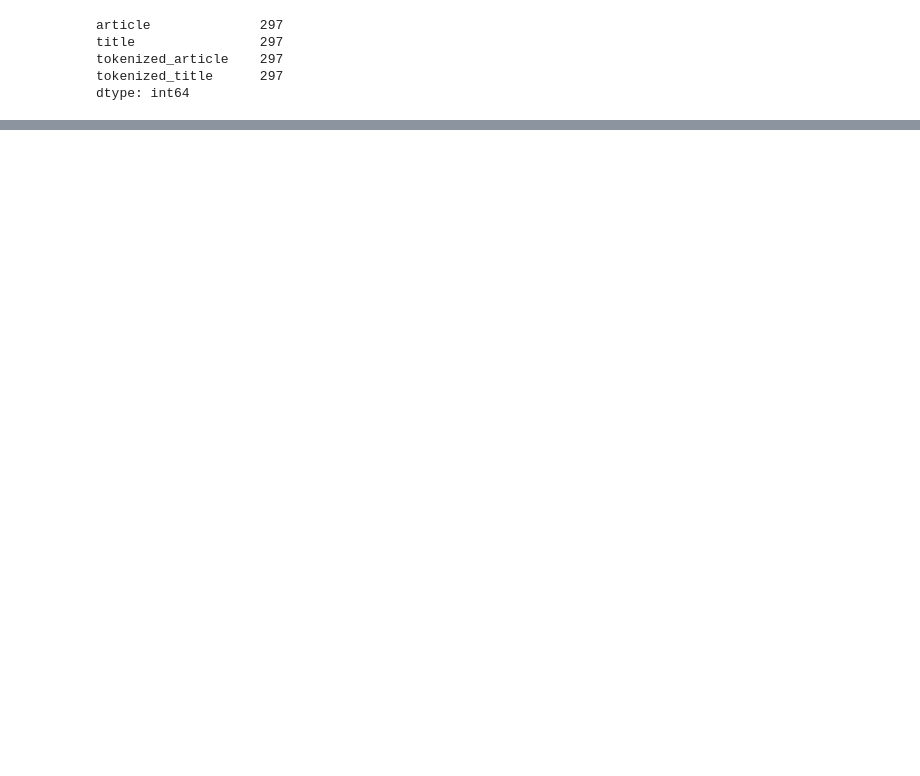
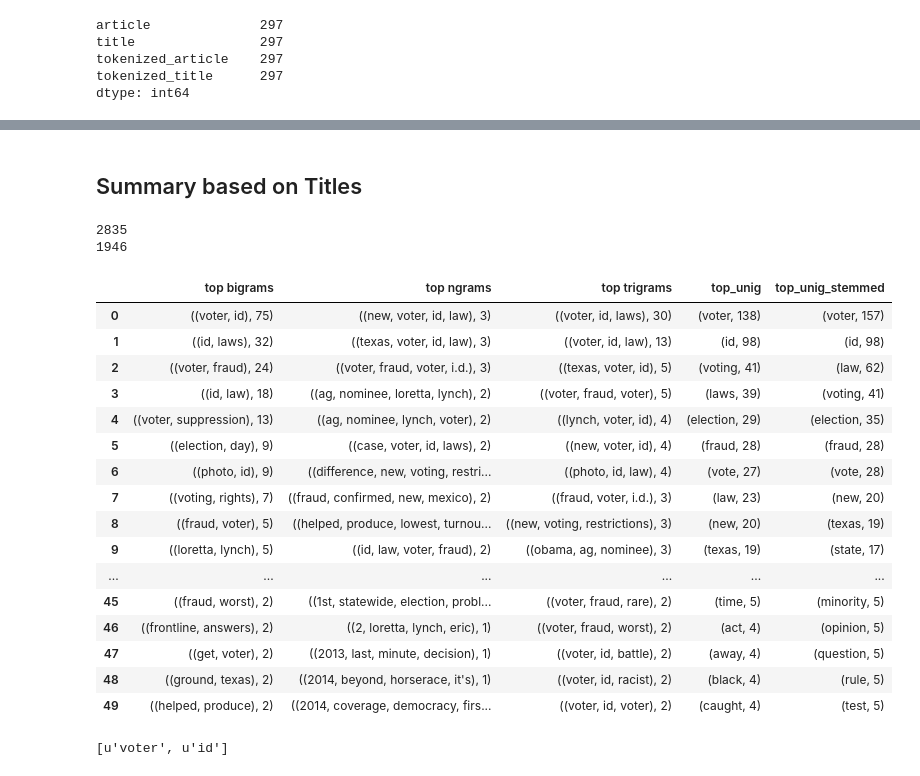
Before and after one commit to Anand-/nlp2014_final, a Jupyter notebook: Twitter Summarization.ipynb, the cells around one changed output, grey strips where cells are left out. Drawn from its saved outputs; the diff is of its cells as text; code cells hidden in the pictures; blank space fills up the shorter version.

Commit message:
integrted with titles

```diff
--- a/Twitter Summarization.ipynb
+++ b/Twitter Summarization.ipynb
@@ -86,6 +92,7 @@ def tokenizeDictionaryContentToDf(tuples):
     df = DataFrame(data)
     df['tokenized_article'] = df['article'].map(nltk.word_tokenize)
     df['tokenized_title'] = df['title'].map(nltk.word_tokenize)
+    df['tokenized_title2'] = df['title'].map(RegTokenizeWords)
     return df
 # %%
 articles_df = tokenizeTitlesContentToDf(tuples)
@@ -121,0 +134,4 @@ dtype: int64
+# %%
+allwords = []
+for art in articles_df['tokenized_article']:
+    allwords.extend([word.encode('ascii', errors='backslashreplace') for word in art])
@@ -121,0 +193,31 @@ dtype: int64
+# %% [markdown]
+## Summary based on Titles
+# %%
+def CreateNgramsOnTitle(articles_df):
+    title_words = []
+    for art in articles_df['tokenized_title2']:
+        title_words.extend([word.replace(u"\u2018", "'").replace(u"\u2019", "'").replace(u"\u201c",'"').replace(u"\u201d", '"') for word in  art])
+    print len(title_words)
+
+    title_words_noStop_noPunct = [word.lower() for word in title_words if word.lower() not in stopwords.words('english') and word not in string.punctuation]
+    print len(title_words_noStop_noPunct)
+
+    freqD = nltk.FreqDist((title_words_noStop_noPunct))
+    top_unigs = freqD.items()
+
+    tw_noSP_stemmed = [wnlemmatizer.lemmatize(word.lower()) for word in title_words_noStop_noPunct]
+    freqD2 = nltk.FreqDist((tw_noSP_stemmed))
+    top_unigs_stemmed = freqD2.items()
+
+    freqD3 = nltk.FreqDist(nltk.bigrams(title_words_noStop_noPunct))
+    top_bigrams = freqD3.items()
+
+    freqD4 = nltk.FreqDist(nltk.trigrams(title_words_noStop_noPunct))
+    top_trigrams = freqD4.items()
+
+    freqD5 = nltk.FreqDist(nltk.ngrams(title_words_noStop_noPunct,4))
+    top_ngrams = freqD5.items()
+
+    title_df = DataFrame({"top_unig_stemmed":top_unigs_stemmed[:50], "top_unig":top_unigs[:50], "top bigrams":top_bigrams[:50], "top trigrams":top_trigrams[:50], "top ngrams":top_ngrams[:50]})
+
+    return title_df
@@ -121,0 +226,23 @@ dtype: int64
+# %%
+title_df = CreateNgramsOnTitle(articles_df)
+title_df
+# %% [output]
+2835
+1946
+|  | top bigrams | top ngrams | top trigrams | top_unig | top_unig_stemmed |
+| 0 | ((voter, id), 75) | ((new, voter, id, law), 3) | ((voter, id, laws), 30) | (voter, 138) | (voter, 157) |
+| 1 | ((id, laws), 32) | ((texas, voter, id, law), 3) | ((voter, id, law), 13) | (id, 98) | (id, 98) |
+| 2 | ((voter, fraud), 24) | ((voter, fraud, voter, i.d.), 3) | ((texas, voter, id), 5) | (voting, 41) | (law, 62) |
+| 3 | ((id, law), 18) | ((ag, nominee, loretta, lynch), 2) | ((voter, fraud, voter), 5) | (laws, 39) | (voting, 41) |
+| 4 | ((voter, suppression), 13) | ((ag, nominee, lynch, voter), 2) | ((lynch, voter, id), 4) | (election, 29) | (election, 35) |
+| 5 | ((election, day), 9) | ((case, voter, id, laws), 2) | ((new, voter, id), 4) | (fraud, 28) | (fraud, 28) |
+| 6 | ((photo, id), 9) | ((difference, new, voting, restri... | ((photo, id, law), 4) | (vote, 27) | (vote, 28) |
+| 7 | ((voting, rights), 7) | ((fraud, confirmed, new, mexico), 2) | ((fraud, voter, i.d.), 3) | (law, 23) | (new, 20) |
+| 8 | ((fraud, voter), 5) | ((helped, produce, lowest, turnou... | ((new, voting, restrictions), 3) | (new, 20) | (texas, 19) |
+| 9 | ((loretta, lynch), 5) | ((id, law, voter, fraud), 2) | ((obama, ag, nominee), 3) | (texas, 19) | (state, 17) |
+| ... | ... | ... | ... | ... | ... |
+| 45 | ((fraud, worst), 2) | ((1st, statewide, election, probl... | ((voter, fraud, rare), 2) | (time, 5) | (minority, 5) |
+| 46 | ((frontline, answers), 2) | ((2, loretta, lynch, eric), 1) | ((voter, fraud, worst), 2) | (act, 4) | (opinion, 5) |
+| 47 | ((get, voter), 2) | ((2013, last, minute, decision), 1) | ((voter, id, battle), 2) | (away, 4) | (question, 5) |
+| 48 | ((ground, texas), 2) | ((2014, beyond, horserace, it's), 1) | ((voter, id, racist), 2) | (black, 4) | (rule, 5) |
+| 49 | ((helped, produce), 2) | ((2014, coverage, democracy, firs... | ((voter, id, voter), 2) | (caught, 4) | (test, 5) |
@@ -121,0 +253,4 @@ dtype: int64
+# %%
+list(top_bigrams[0][0])
+# %% [output]
+[u'voter', u'id']
```
Also changed, not shown: parts of 15 cells of this notebook.
